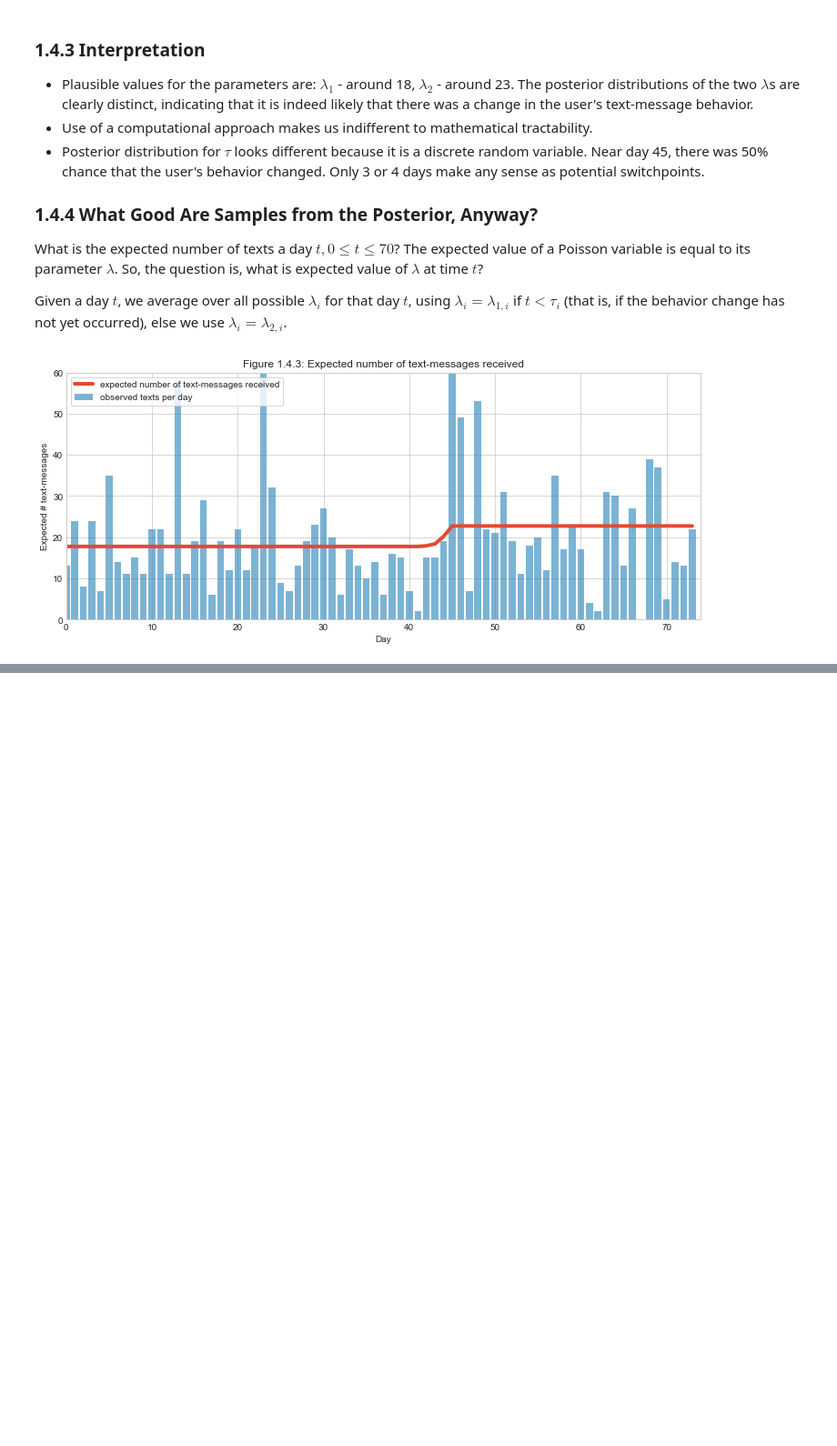
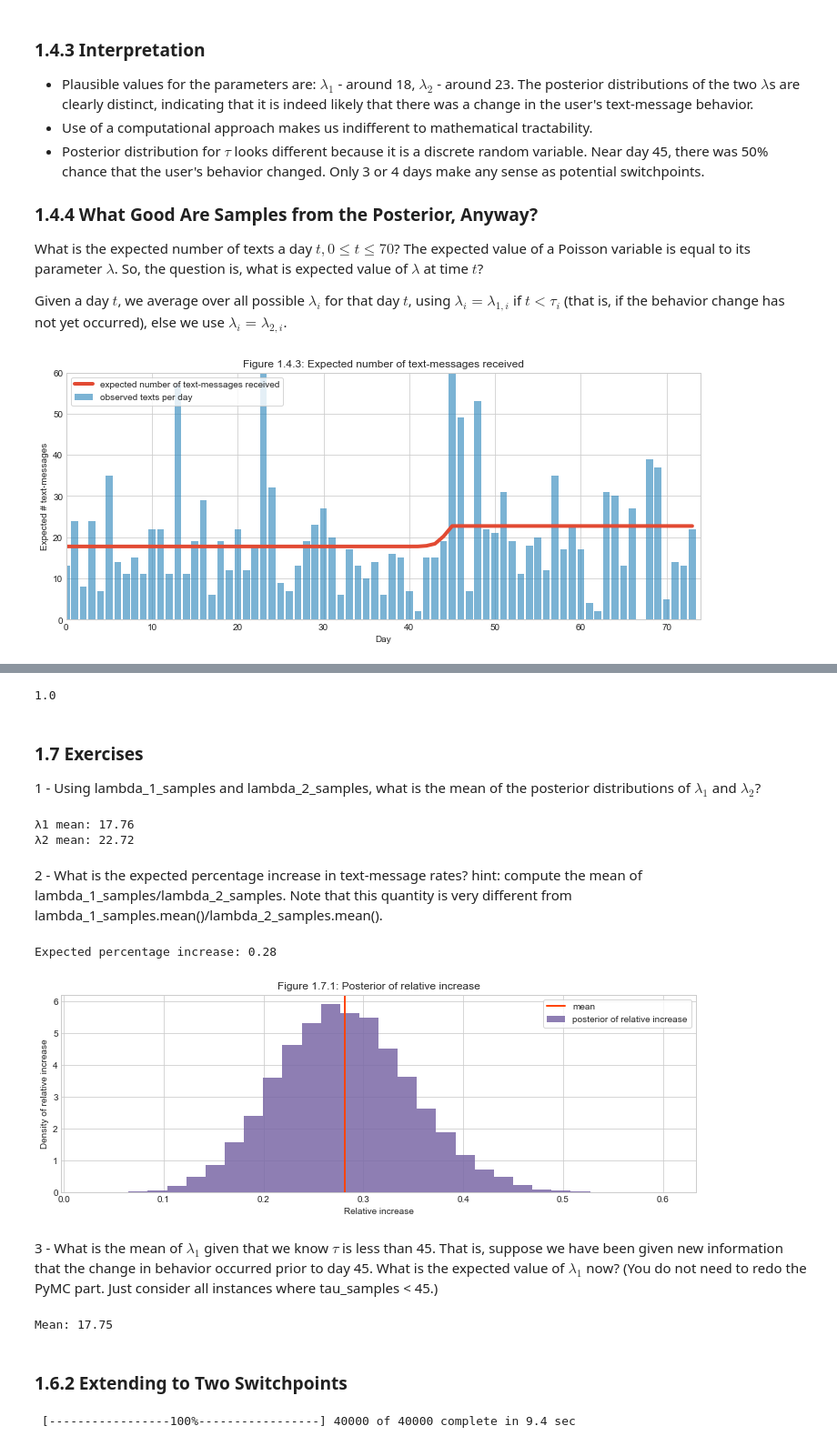
Before and after one commit to ditdili/An_Intro_To_Statistical_Learning, a Jupyter notebook: BayesianMethodsforHackers/notebooks/Chapter-1-The_Philosophy_of_Bayesian_Inference-Notes.ipynb, the cells around one changed output, grey strips where cells are left out. Shown at 91% size. Saved outputs shown, nothing was run; the diff lists cells and outputs as text; code cells hidden in the pictures; blank space fills up the shorter version.

```diff
--- a/BayesianMethodsforHackers/notebooks/Chapter-1-The_Philosophy_of_Bayesian_Inference-Notes.ipynb
+++ b/BayesianMethodsforHackers/notebooks/Chapter-1-The_Philosophy_of_Bayesian_Inference-Notes.ipynb
@@ -357,0 +366,44 @@ The analysis shows strong support for believing the user's behavior did change (
+# %%
+print((lambda_1_samples < lambda_2_samples).mean())
+# %% [output]
+1.0
+# %% [markdown]
+### 1.7 Exercises
+
+1 - Using lambda_1_samples and lambda_2_samples, what is the mean of the posterior distributions of $\lambda_1$ and $\lambda_2$?
+# %%
+print('λ1 mean: {:.2f}'.format(lambda_1_samples.mean()))
+print('λ2 mean: {:.2f}'.format(lambda_2_samples.mean()))
+# %% [output]
+λ1 mean: 17.76
+λ2 mean: 22.72
+# %% [markdown]
+2 - What is the expected percentage increase in text-message rates? hint: compute the mean of lambda_1_samples/lambda_2_samples. Note that this quantity is very different from lambda_1_samples.mean()/lambda_2_samples.mean().
+# %%
+increase = (lambda_2_samples - lambda_1_samples) / lambda_1_samples
+increase_mean = increase.mean()
+
+print('Expected percentage increase: {:.2f}'.format(increase_mean))
+# %% [output]
+Expected percentage increase: 0.28
+# %%
+figsize(12.5, 4)
+
+plt.hist(increase, histtype='stepfilled', bins=30, alpha=0.85,
+         color='#7A68A6', normed=True, label='posterior of relative increase')
+plt.axvline(increase_mean, color='orangered', lw=2, label='mean')
+plt.xlabel('Relative increase')
+plt.ylabel('Density of relative increase')
+plt.title('Figure 1.7.1: Posterior of relative increase')
+plt.legend(frameon=True);
+# %% [output]
+[figure, added]
+# %% [markdown]
+3 - What is the mean of $\lambda_1$ given that we know $\tau$ is less than 45. That is, suppose we have been given new information that the change in behavior occurred prior to day 45. What is the expected value of $\lambda_1$ now? (You do not need to redo the PyMC part. Just consider all instances where tau_samples < 45.)
+# %%
+ix = tau_samples < 45
+print('Mean: {:.2f}'.format(lambda_1_samples[ix].mean()))
+# %% [output]
+Mean: 17.75
+# %% [markdown]
+### 1.6.2 Extending to Two Switchpoints
@@ -357,0 +430,5 @@ The analysis shows strong support for believing the user's behavior did change (
+# %%
+mcmc = pm.MCMC(model)
+mcmc.sample(40000, 10000, 1)
+# %% [output]
+ [-----------------100%-----------------] 40000 of 40000 complete in 9.4 sec
```
Also changed, not shown: parts of 12 cells of this notebook.
